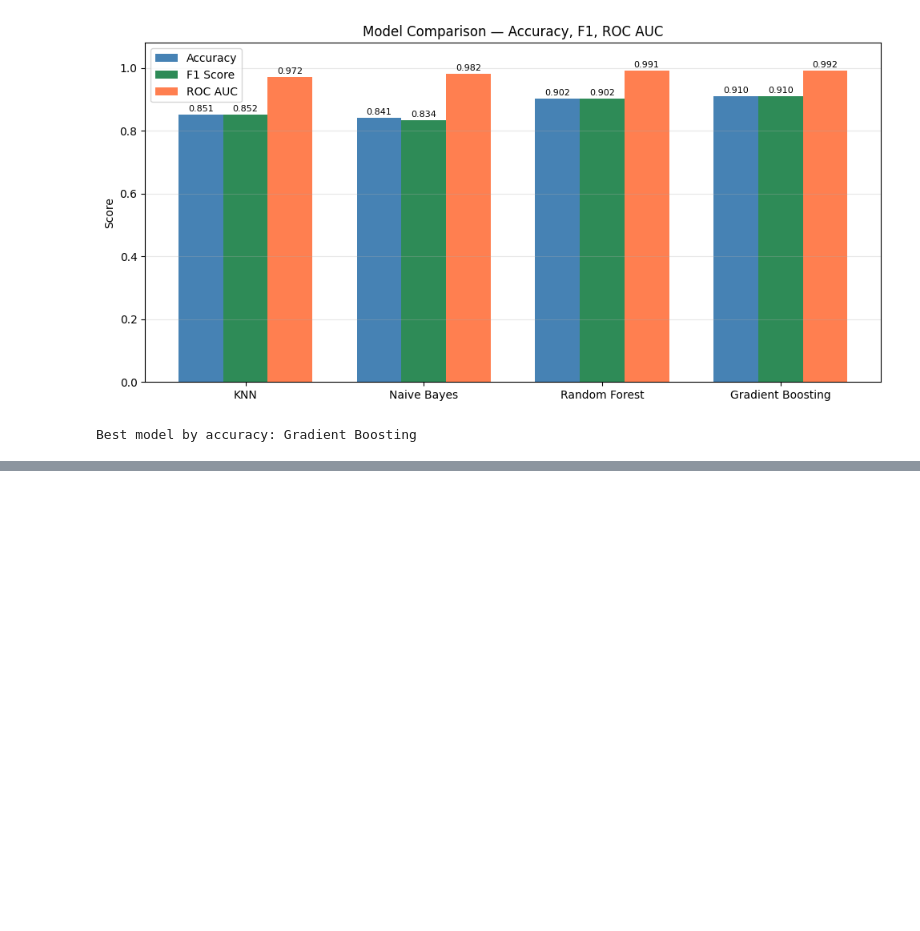
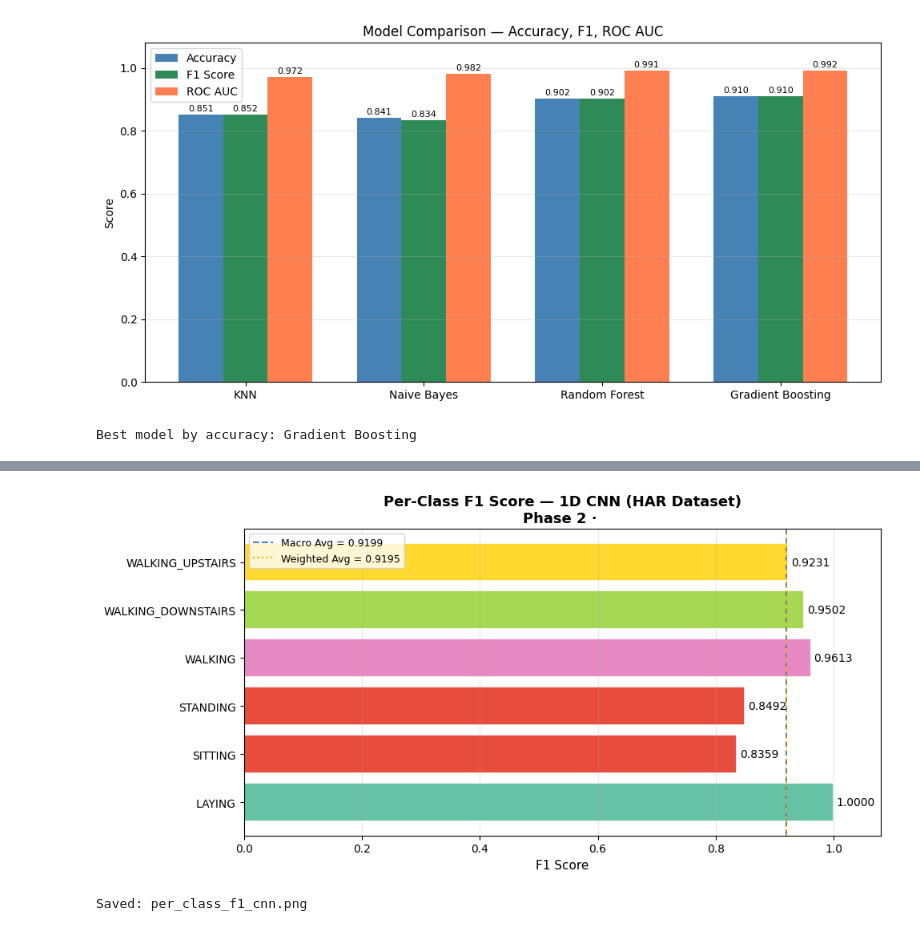
Before and after one commit to Eng0Abdo/Human-Activity-Recognition-Health-monitoring, a Jupyter notebook: project.ipynb, the cells around one changed output, grey strips where cells are left out. Saved outputs shown, nothing was run; the diff lists cells and outputs as text; code cells hidden in the pictures; blank space fills up the shorter version.

```diff
--- a/project.ipynb
+++ b/project.ipynb
@@ -537,0 +813,19 @@ Best model by accuracy: Gradient Boosting
+# %%
+from sklearn.metrics import f1_score, precision_score, recall_score, classification_report
+import seaborn as sns
+
+class_names = le_cnn.classes_
+
+f1_per_class  = f1_score(y_test_cnn, y_pred_cls, average=None)
+f1_macro      = f1_score(y_test_cnn, y_pred_cls, average='macro')
+f1_weighted   = f1_score(y_test_cnn, y_pred_cls, average='weighted')
+
+f1_df = pd.DataFrame({'Activity': class_names, 'F1 Score': np.round(f1_per_class, 4)})
+f1_df = pd.concat([
+    f1_df,
+    pd.DataFrame([{'Activity': 'Macro Avg',    'F1 Score': round(f1_macro,    4)}]),
+    pd.DataFrame([{'Activity': 'Weighted Avg', 'F1 Score': round(f1_weighted, 4)}])
+], ignore_index=True)
+
+print('=== Per-Class F1 Score — CNN Model ===')
+print(f1_df.to_string(index=False))
@@ -537,0 +843,24 @@ Best model by accuracy: Gradient Boosting
+# %%
+plot_df = f1_df[~f1_df['Activity'].isin(['Macro Avg','Weighted Avg'])].copy()
+palette = sns.color_palette('Set2', len(plot_df))
+colors  = [palette[i] if f > 0.85 else '#e74c3c' for i, f in enumerate(plot_df['F1 Score'])]
+
+fig, ax = plt.subplots(figsize=(10, 5))
+bars = ax.barh(plot_df['Activity'], plot_df['F1 Score'], color=colors, edgecolor='white', linewidth=1.2)
+for bar, val in zip(bars, plot_df['F1 Score']):
+    ax.text(bar.get_width() + 0.005, bar.get_y() + bar.get_height()/2,
+            f'{val:.4f}', va='center', fontsize=10)
+ax.axvline(x=f1_macro,    color='steelblue', linestyle='--', lw=1.5, label=f'Macro Avg = {f1_macro:.4f}')
+ax.axvline(x=f1_weighted, color='orange',    linestyle=':',  lw=1.5, label=f'Weighted Avg = {f1_weighted:.4f}')
+ax.set_xlim(0, 1.08)
+ax.set_xlabel('F1 Score', fontsize=11)
+ax.set_title('Per-Class F1 Score — 1D CNN (HAR Dataset)\nPhase 2 · ', fontsize=13, fontweight='bold')
+ax.legend(fontsize=9)
+ax.grid(axis='x', alpha=0.3)
+plt.tight_layout()
+plt.savefig('per_class_f1_cnn.png', dpi=150, bbox_inches='tight')
+plt.show()
+print('Saved: per_class_f1_cnn.png')
+# %% [output]
+[figure, added]
+Saved: per_class_f1_cnn.png
```
Also changed, not shown: parts of 46 cells of this notebook.
